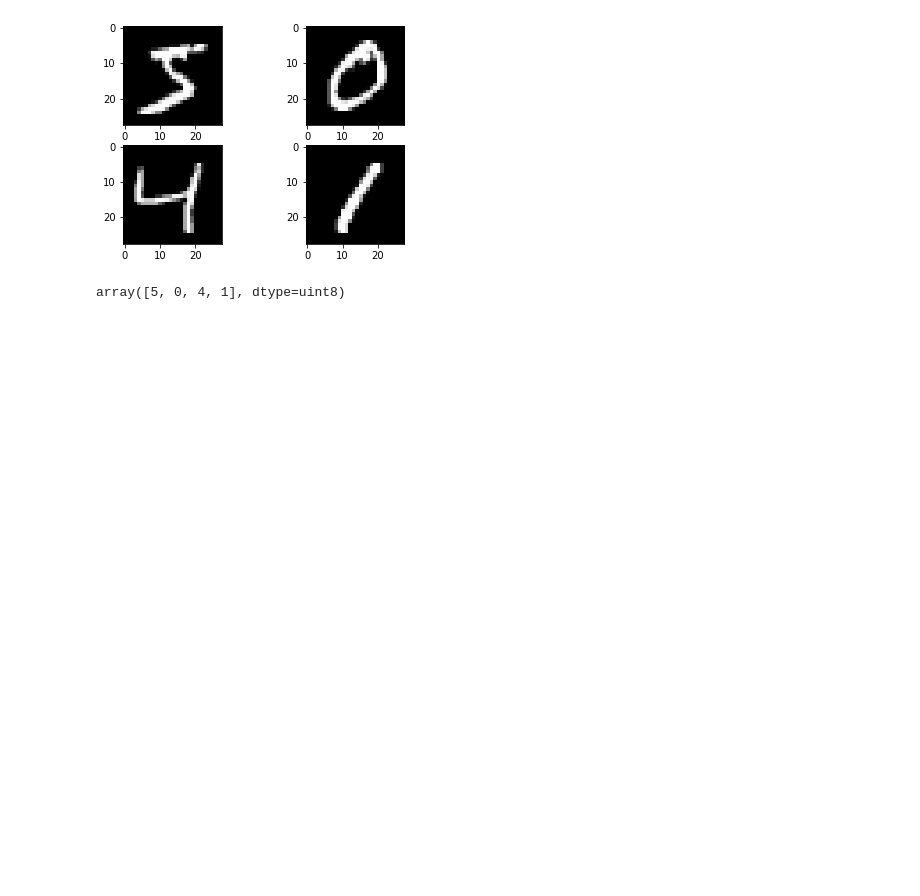
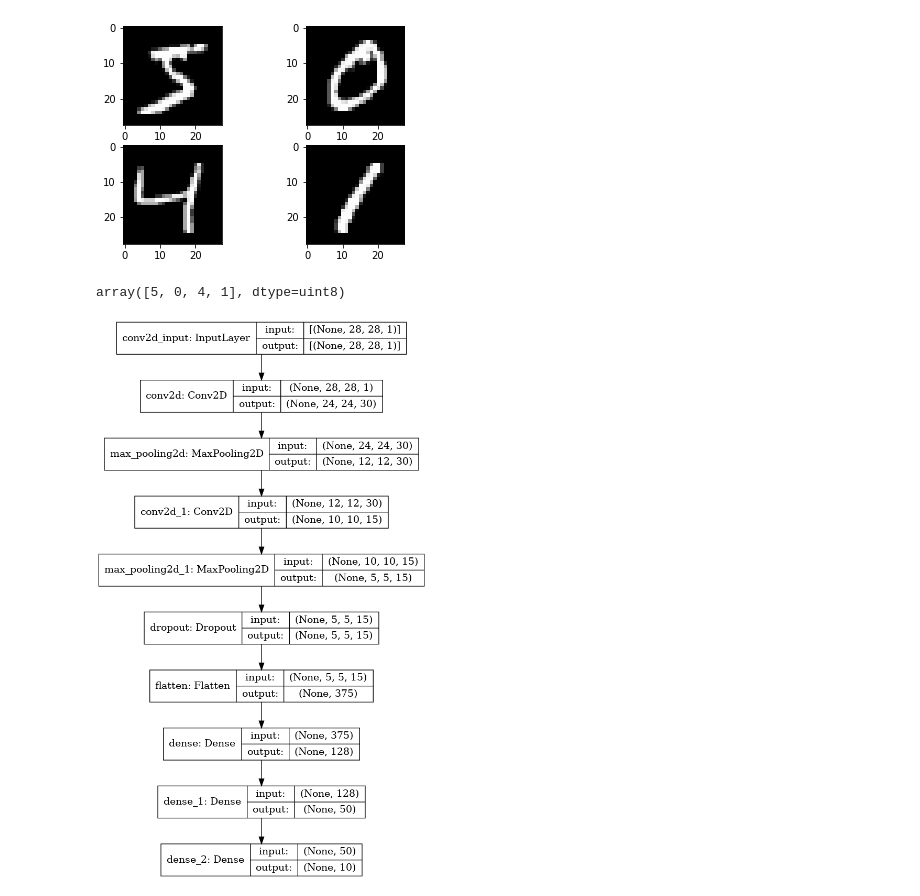
Before and after one commit to theAdarshSrivastava/Hand-Wriiten-digit-classifier, a Jupyter notebook: Main.ipynb, the cells around one changed output. Cells and saved outputs as stored; diff of their text form; code cells hidden in the pictures; blank space fills up the shorter version.

Commit message:
Added model architecture

```diff
--- a/Main.ipynb
+++ b/Main.ipynb
@@ -63,6 +81,10 @@ model.add(Flatten())
 model.add(Dense(128, activation='relu'))
 model.add(Dense(50, activation='relu'))
 model.add(Dense(num_classes, activation='softmax'))
+# %%
+plot_model(model, to_file='model_plot.png', show_shapes=True, show_layer_names=True)
+# %% [output]
+[figure, added]
 # %%
 # Compile model
 model.compile(loss='categorical_crossentropy', optimizer='adam', metrics=['accuracy'])
```
Also changed, not shown: parts of 9 cells of this notebook, 3 other files.
